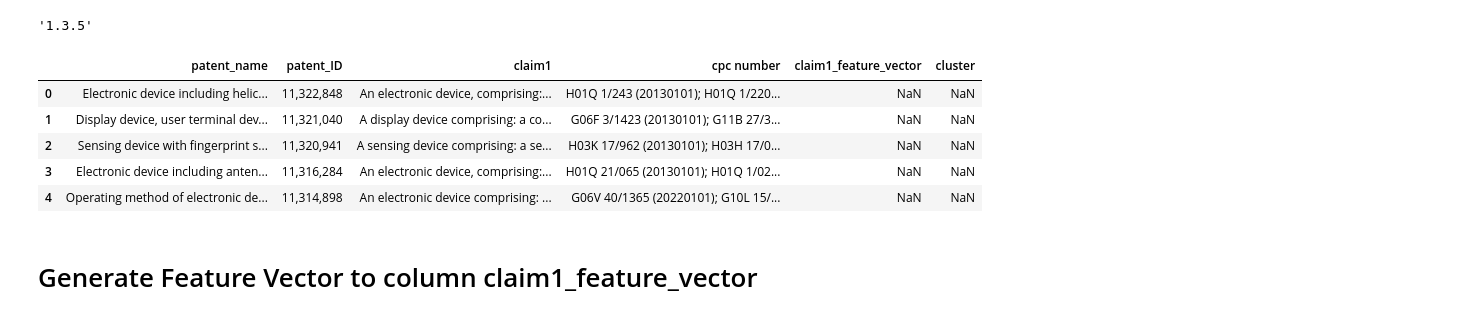
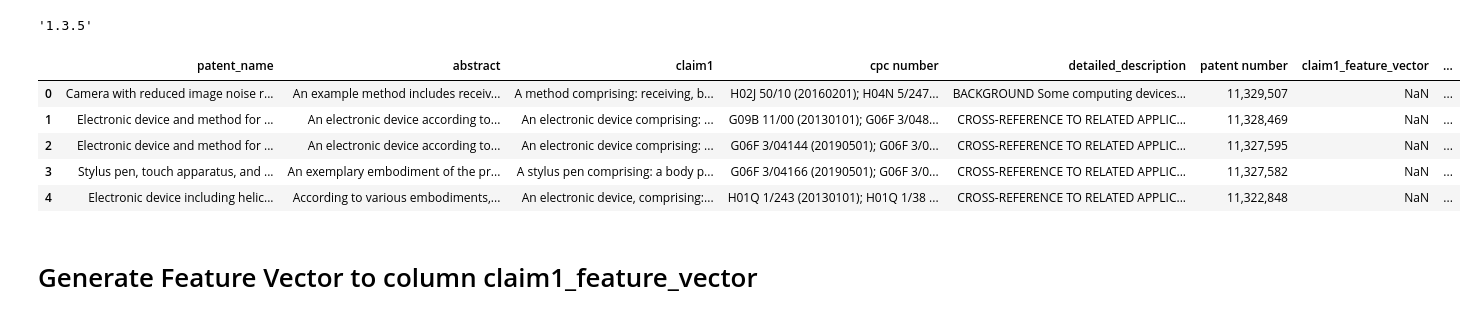
Before and after one commit to wei-yuan/patent_classification, a Jupyter notebook: BertFeatureVectorToCPCNumStat.ipynb, the cells around one changed output. Cells and saved outputs as stored; diff of their text form; code cells hidden in the pictures.

```diff
--- a/BertFeatureVectorToCPCNumStat.ipynb
+++ b/BertFeatureVectorToCPCNumStat.ipynb
@@ -271,15 +268,15 @@ pd.__version__
 # %% [output]
 '1.3.5'
 # %%
-df = pd.read_csv('gdrive/My Drive/out_sourcing/patent_classification/processed_data/patent_info_50.csv')
+df = pd.read_csv('gdrive/My Drive/out_sourcing/patent_classification/processed_data/patent_info_claim1_all.csv')
 df.head()
 # %% [output]
-|  | patent_name | patent_ID | claim1 | cpc number | claim1_feature_vector | cluster |
-| 0 | Electronic device including helic... | 11,322,848 | An electronic device, comprising:... | H01Q 1/243 (20130101); H01Q 1/220... | NaN | NaN |
-| 1 | Display device, user terminal dev... | 11,321,040 | A display device comprising: a co... | G06F 3/1423 (20130101); G11B 27/3... | NaN | NaN |
-| 2 | Sensing device with fingerprint s... | 11,320,941 | A sensing device comprising: a se... | H03K 17/962 (20130101); H03H 17/0... | NaN | NaN |
-| 3 | Electronic device including anten... | 11,316,284 | An electronic device, comprising:... | H01Q 21/065 (20130101); H01Q 1/02... | NaN | NaN |
-| 4 | Operating method of electronic de... | 11,314,898 | An electronic device comprising: ... | G06V 40/1365 (20220101); G10L 15/... | NaN | NaN |
+|  | patent_name | abstract | claim1 | cpc number | detailed_description | patent number | claim1_feature_vector | ... |
+| 0 | Camera with reduced image noise r... | An example method includes receiv... | A method comprising: receiving, b... | H02J 50/10 (20160201); H04N 5/247... | BACKGROUND Some computing devices... | 11,329,507 | NaN | ... |
+| 1 | Electronic device and method for ... | An electronic device according to... | An electronic device comprising: ... | G09B 11/00 (20130101); G06F 3/048... | CROSS-REFERENCE TO RELATED APPLIC... | 11,328,469 | NaN | ... |
+| 2 | Electronic device and method for ... | An electronic device according to... | An electronic device comprising: ... | G06F 3/04144 (20190501); G06F 3/0... | CROSS-REFERENCE TO RELATED APPLIC... | 11,327,595 | NaN | ... |
+| 3 | Stylus pen, touch apparatus, and ... | An exemplary embodiment of the pr... | A stylus pen comprising: a body p... | G06F 3/04166 (20190501); G06F 3/0... | CROSS-REFERENCE TO RELATED APPLIC... | 11,327,582 | NaN | ... |
+| 4 | Electronic device including helic... | According to various embodiments,... | An electronic device, comprising:... | H01Q 1/243 (20130101); H01Q 1/38 ... | CROSS-REFERENCE TO RELATED APPLIC... | 11,322,848 | NaN | ... |
 # %% [markdown]
 # Generate Feature Vector to column claim1_feature_vector
 # %%
```
Also changed, not shown: parts of 19 cells of this notebook.
